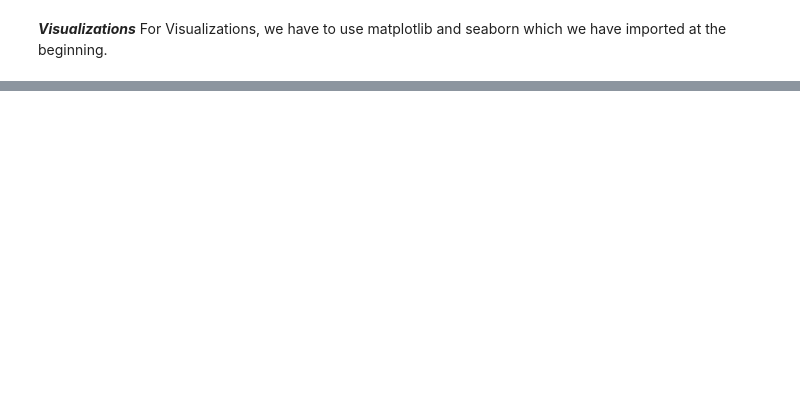
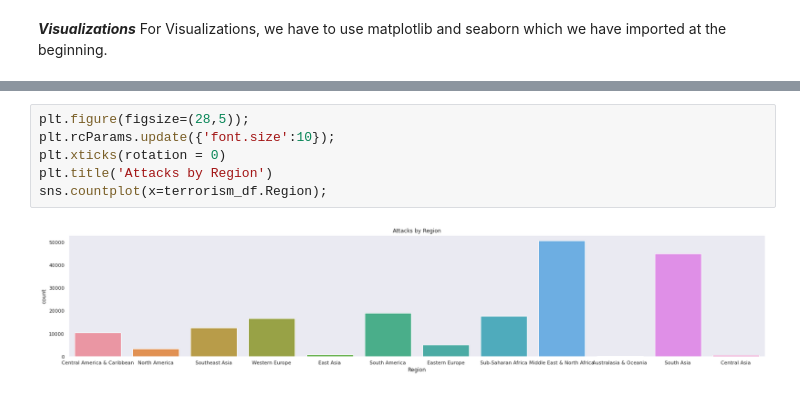
Before and after one commit to Shubhamprasad1995/Global-Terrorism-Analysis-EDA, a Jupyter notebook: Global_Terrorism_Analysis_Capstone_Project.ipynb, the cells around one changed output, grey strips where cells are left out. Saved outputs shown, nothing was run; the diff lists cells and outputs as text; blank space fills up the shorter version.

```diff
--- a/Global_Terrorism_Analysis_Capstone_Project.ipynb
+++ b/Global_Terrorism_Analysis_Capstone_Project.ipynb
@@ -341,0 +537,8 @@ sns.countplot(x=terrorism_df.Month);
+# %%
+plt.figure(figsize=(28,5));
+plt.rcParams.update({'font.size':10});
+plt.xticks(rotation = 0)
+plt.title('Attacks by Region')
+sns.countplot(x=terrorism_df.Region);
+# %% [output]
+[figure, added]
```
Also changed, not shown: parts of 16 cells of this notebook.
